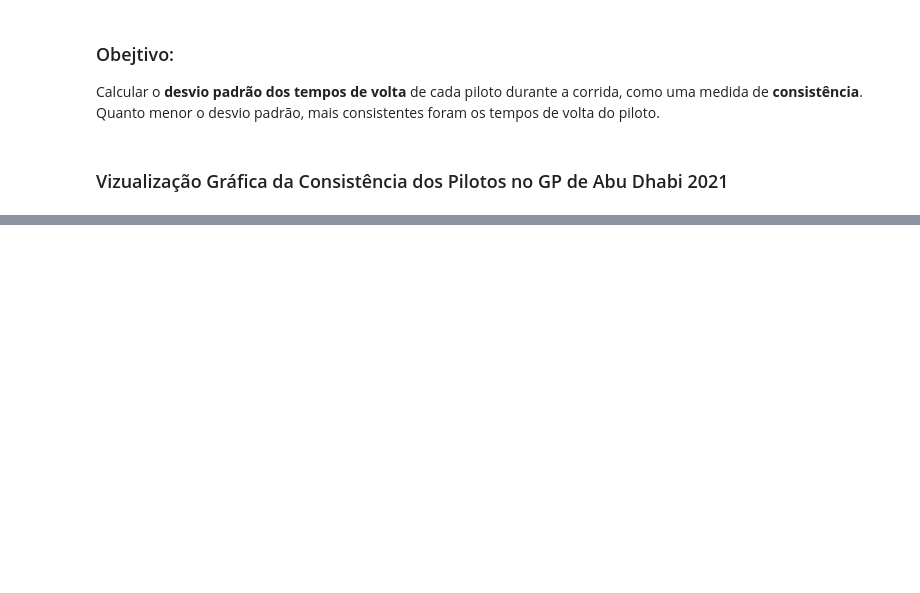
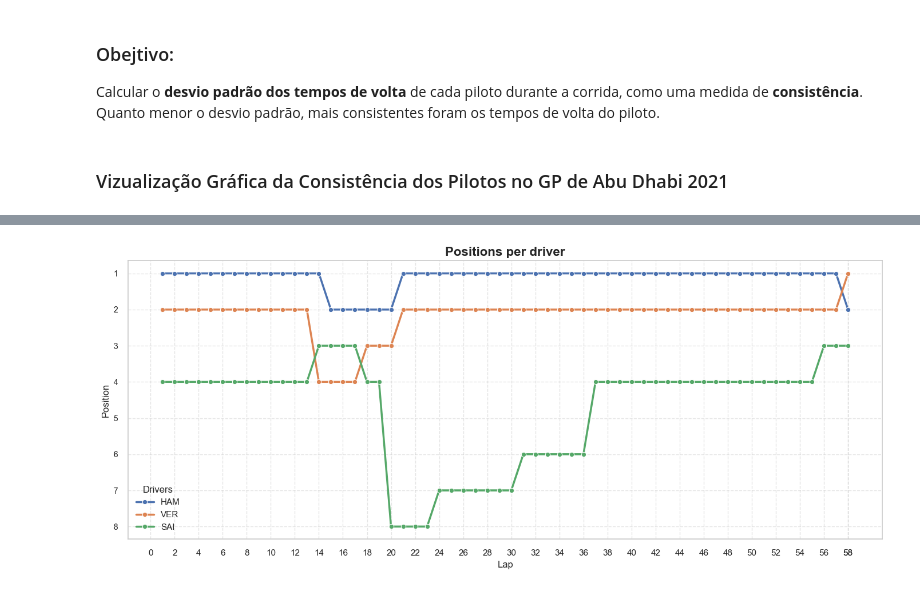
Before and after one commit to Gabryel-Januario/F1-Race-Analysis-with-Python, a Jupyter notebook: f1_race_analysis_with_python/notebooks/f1_main_analysis.ipynb, the cells around one changed output, grey strips where cells are left out. Cells and saved outputs as stored; diff of their text form; code cells hidden in the pictures; blank space fills up the shorter version.

```diff
--- a/f1_race_analysis_with_python/notebooks/f1_main_analysis.ipynb
+++ b/f1_race_analysis_with_python/notebooks/f1_main_analysis.ipynb
@@ -68,0 +87,6 @@ None
+# %%
+from f1_race_analysis_with_python.script.Drivers_Positions import plot_drivers_positions
+
+plot_drivers_positions(["HAM", "VER", "SAI"])
+# %% [output]
+[figure, added]
```
Also changed, not shown: parts of 8 cells of this notebook, 17 other files.
